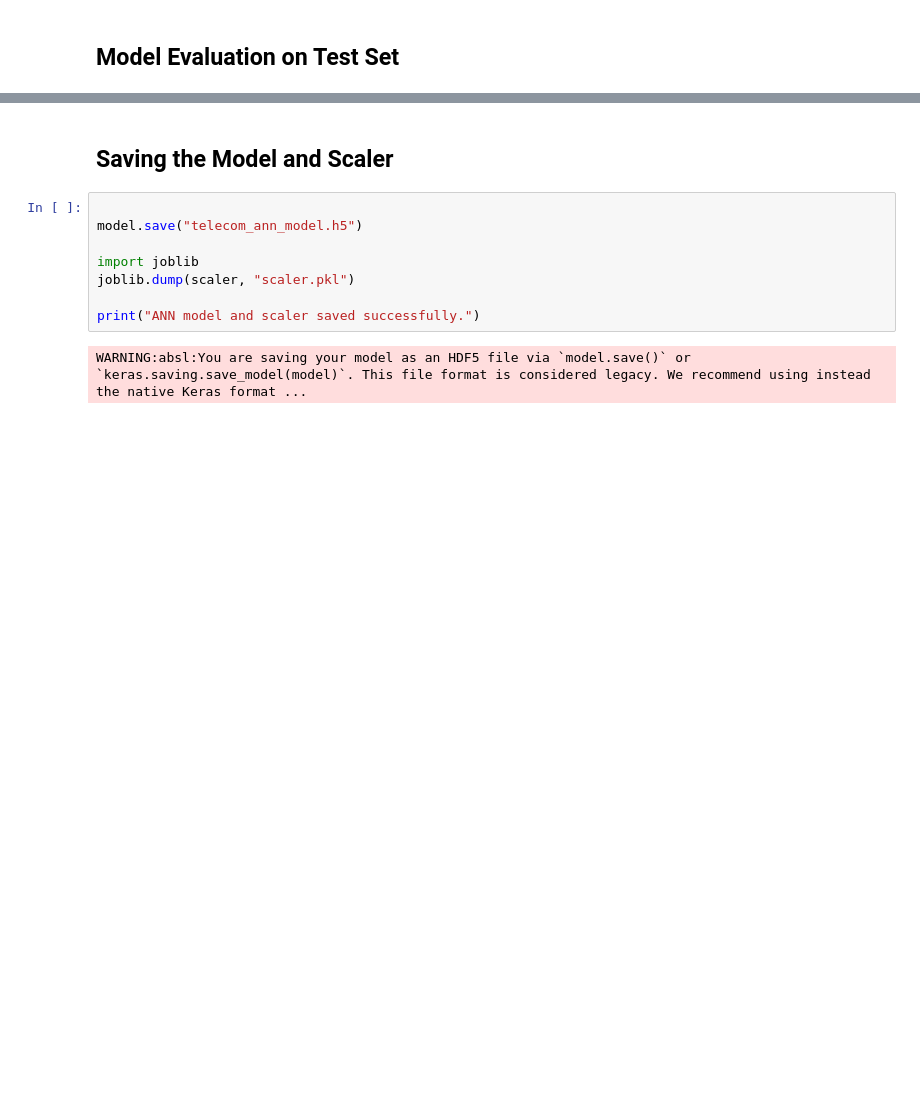
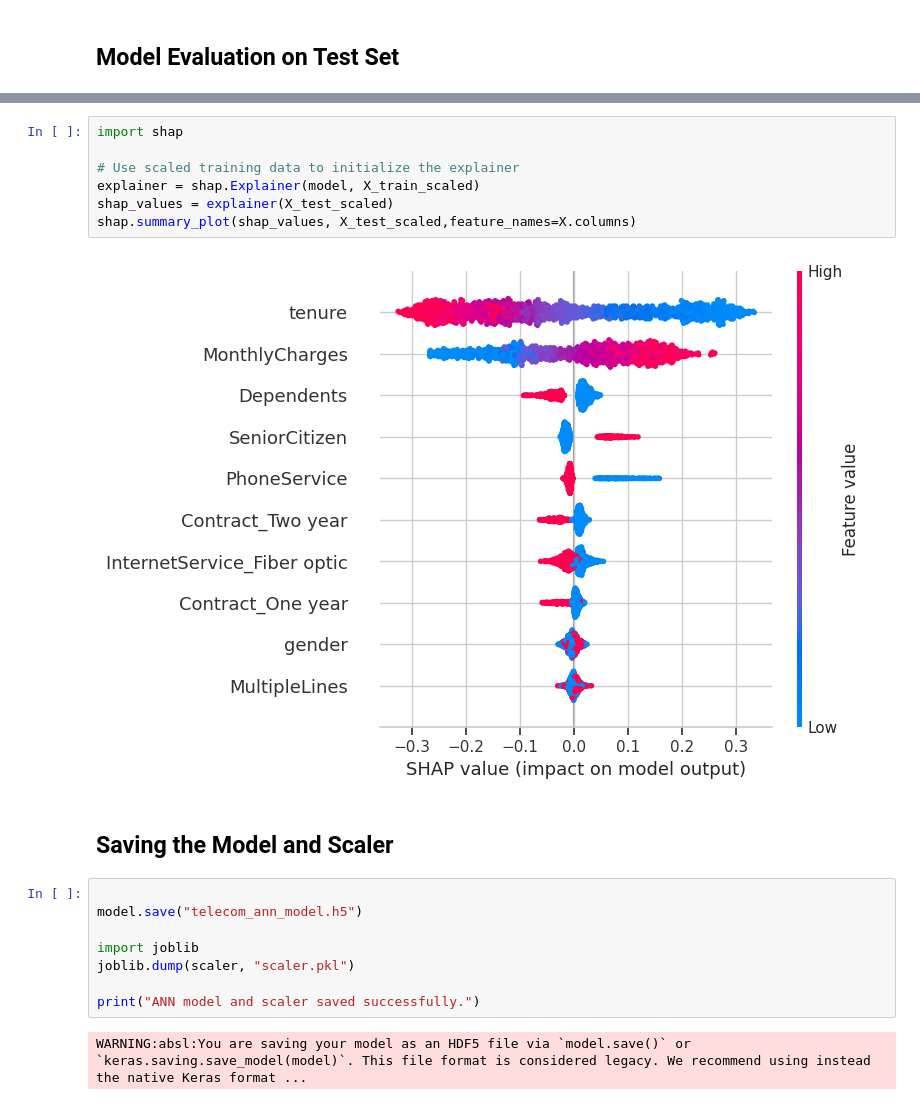
Before and after one commit to ACSWILGROUP-3/Customer-Churn-data-preparation-and-clustering, a Jupyter notebook: Predective_modelling/Telecommunication_ANN_model.ipynb, the cells around one changed output, grey strips where cells are left out. Drawn from its saved outputs; the diff is of its cells as text; blank space fills up the shorter version.

```diff
--- a/Predective_modelling/Telecommunication_ANN_model.ipynb
+++ b/Predective_modelling/Telecommunication_ANN_model.ipynb
@@ -226,4 +226,13 @@ weighted avg       0.77      0.79      0.77      1409
 [figure]
+# %%
+import shap
+
+# Use scaled training data to initialize the explainer
+explainer = shap.Explainer(model, X_train_scaled)
+shap_values = explainer(X_test_scaled)
+shap.summary_plot(shap_values, X_test_scaled,feature_names=X.columns)
+# %% [output]
+[figure, added]
 # %% [markdown]
 ## Saving the Model and Scaler
 # %%
```
Also changed, not shown: parts of 3 cells of this notebook, 1 other file.
